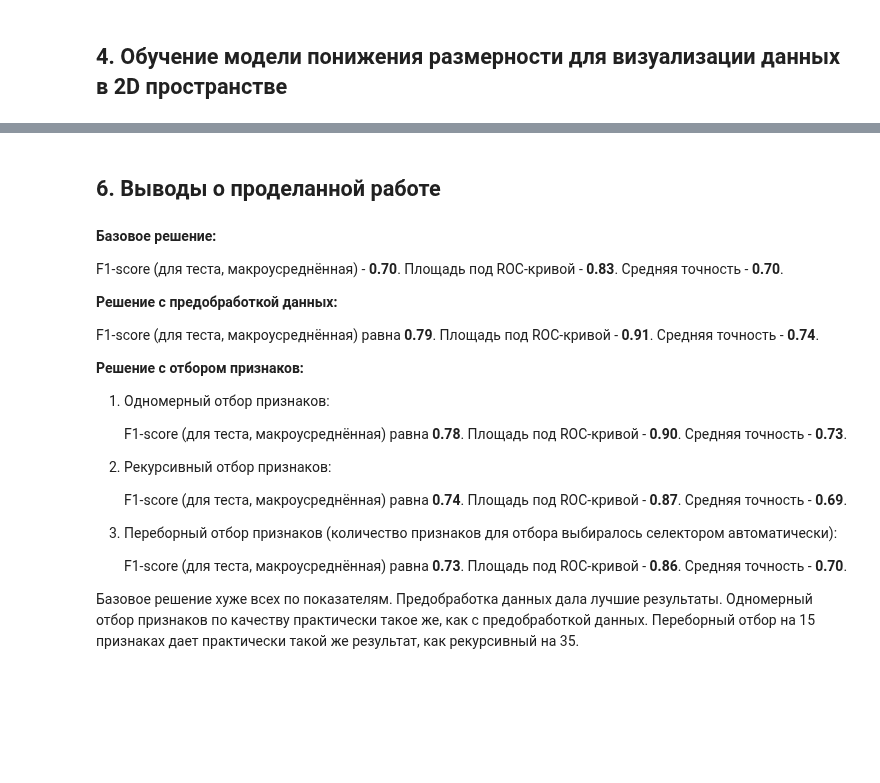
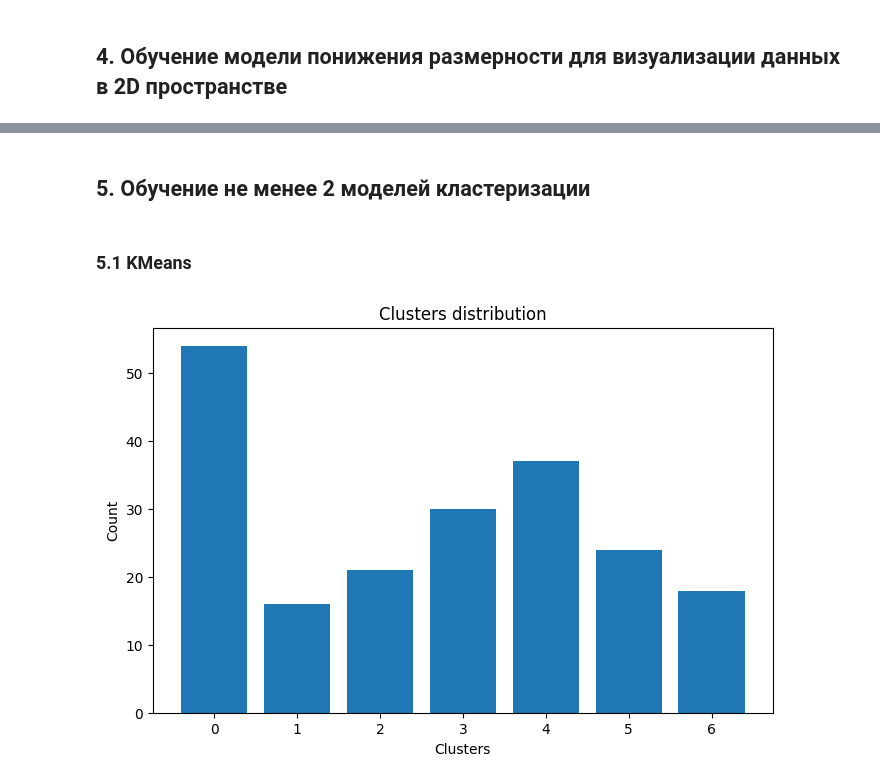
Before and after one commit to dnlygvtv/Python_for_Data_Science_HWs, a Jupyter notebook: HW/HW_13.ipynb, the cells around one changed output, grey strips where cells are left out. Drawn from its saved outputs; the diff is of its cells as text; code cells hidden in the pictures; blank space fills up the shorter version.

```diff
--- a/HW/HW_13.ipynb
+++ b/HW/HW_13.ipynb
@@ -382,27 +202,26 @@ weighted avg       0.81      0.83      0.81      8141
-# %% [markdown]
-## 6. Выводы о проделанной работе
-# %% [markdown]
-**Базовое решение:**
-
-F1-score (для теста, макроусреднённая) - **0.70**. Площадь под ROC-кривой - **0.83**. Средняя точность - **0.70**.
-
-**Решение с предобработкой данных:**
-
-F1-score (для теста, макроусреднённая) равна **0.79**. Площадь под ROC-кривой - **0.91**. Средняя точность - **0.74**.
-
-**Решение с отбором признаков:**
-
-1. Одномерный отбор признаков:
-
-    F1-score (для теста, макроусреднённая) равна **0.78**. Площадь под ROC-кривой - **0.90**. Средняя точность - **0.73**.
-
-2. Рекурсивный отбор признаков:
-
-    F1-score (для теста, макроусреднённая) равна **0.74**. Площадь под ROC-кривой - **0.87**. Средняя точность - **0.69**.
-
-3. Переборный отбор признаков (количество признаков для отбора выбиралось селектором автоматически):
-
-    F1-score (для теста, макроусреднённая) равна **0.73**. Площадь под ROC-кривой - **0.86**. Средняя точность - **0.70**.
-
-
-Базовое решение хуже всех по показателям. Предобработка данных дала лучшие результаты. Одномерный отбор признаков по качеству практически такое же, как с предобработкой данных. Переборный отбор на 15 признаках дает практически такой же результат, как рекурсивный на 35.
+# %% [markdown]
+## 5. Обучение не менее 2 моделей кластеризации
+# %% [markdown]
+### 5.1 KMeans
+# %%
+def display_clusters_distribution(unique, counts):
+    """Визуализация распределения классов по кластерам"""
+    plt.figure(figsize=(8,5))
+
+    plt.bar(unique, counts)
+
+    plt.xlabel('Clusters')
+    plt.xticks(unique)
+    plt.ylabel('Count')
+    plt.title('Clusters distribution')
+    plt.show()
+# %%
+from sklearn.cluster import KMeans
+
+kmeans = KMeans(n_clusters=7, random_state=42)
+labels_clast_km = kmeans.fit_predict(df_transform)
+
+unique, counts = np.unique(pd.Series(labels_clast_km), return_counts=True)
+display_clusters_distribution(unique, counts)
+# %% [output]
+[figure, added]
```
Also changed, not shown: parts of 43 cells of this notebook.
